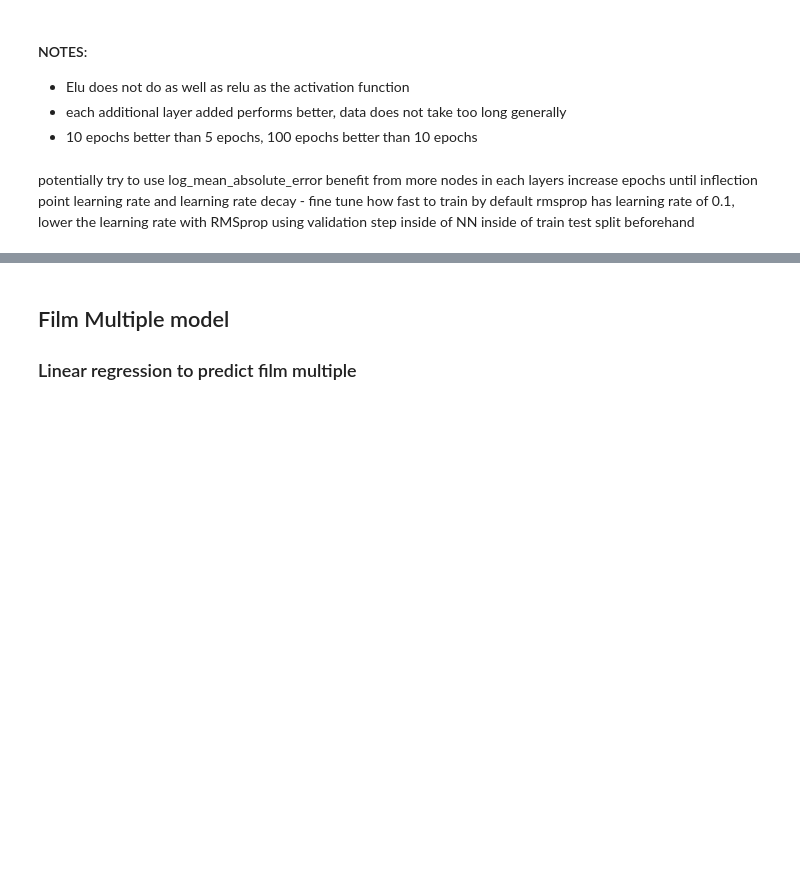
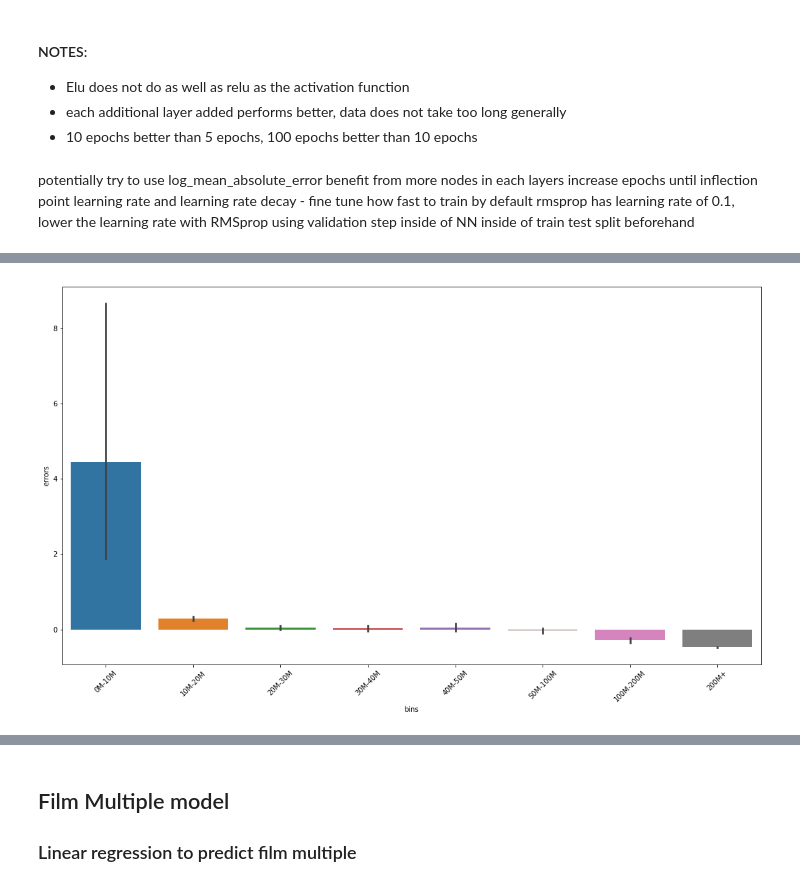
Before and after one commit to kylemcorliss/Thinkful, a Jupyter notebook: Final Capstone/BO_predictor_final_capstone.model.ipynb, the cells around one changed output, grey strips where cells are left out. Saved outputs shown, nothing was run; the diff lists cells and outputs as text; code cells hidden in the pictures; blank space fills up the shorter version.

```diff
--- a/Final Capstone/BO_predictor_final_capstone.model.ipynb
+++ b/Final Capstone/BO_predictor_final_capstone.model.ipynb
@@ -720,7 +735,7 @@ X = df_model.drop('op_wkd_box_office',axis=1)
 Y = df_model.op_wkd_box_office
 X = pd.get_dummies(X)
 # %%
-X_train, X_test, y_train, y_test = train_test_split(X, Y, test_size=0.2, random_state=43)
+X_train, X_test, y_train, y_test = train_test_split(X, Y, test_size=0.15, random_state=43)
 # %%
 # inputs first
 input_shape = X_train.shape[1:]
@@ -915 +890,20 @@ compare_df['difference %'].quantile([.1,.2,.25,.5,.75,.8,.85,.9])
 Name: difference %, dtype: float64
+# %%
+# look at accruacy based on box office
+# bar chart is intervals of how much money made, height of the bar is accuracy
+# groupby with box office, mean of ratio column
+df_compare = pd.DataFrame(Y)
+df_compare['Y_pred'] = model.predict(X)
+df_compare['residuals'] = df_compare.Y_pred - df_compare.op_wkd_box_office
+df_compare['errors'] = df_compare.Y_pred / df_compare.op_wkd_box_office - 1
+
+bin_range = [0,10000000,20000000,30000000,40000000,50000000,100000000,200000000,2000000000]
+label_range = ['0M-10M','10M-20M','20M-30M','30M-40M','40M-50M','50M-100M','100M-200M','200M+']
+df_compare['bins'] = pd.cut(df_compare.op_wkd_box_office,bins=bin_range,labels=label_range)
+# %%
+plt.figure(figsize=(18,10))
+sns.barplot(x='bins',y='errors', data=df_compare)
+plt.xticks(rotation=45)
+plt.show()
+# %% [output]
+[figure, added]
```
Also changed, not shown: parts of 17 cells of this notebook.
